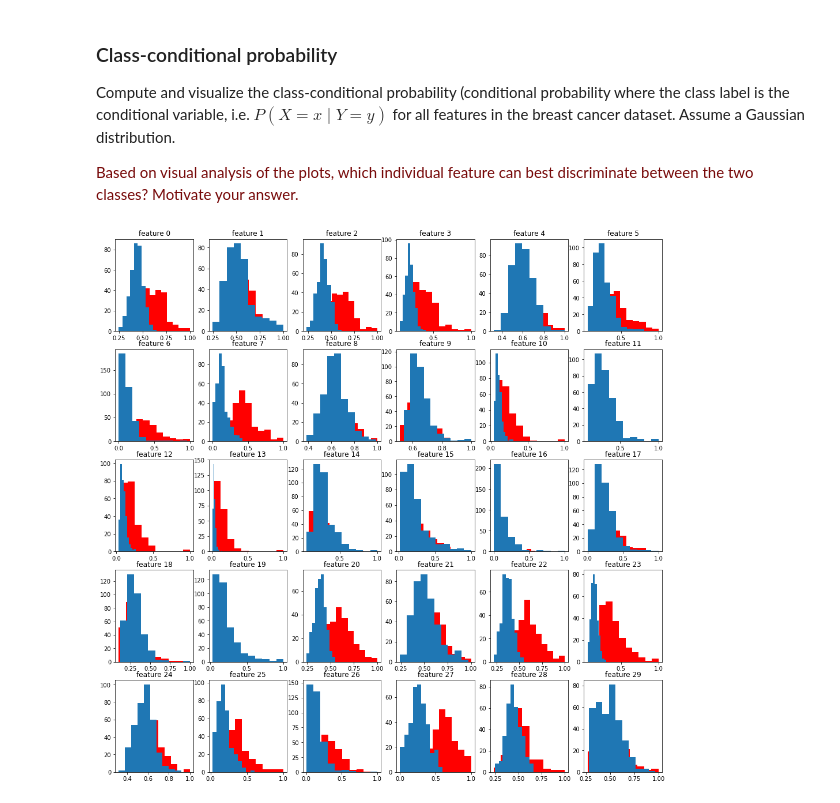
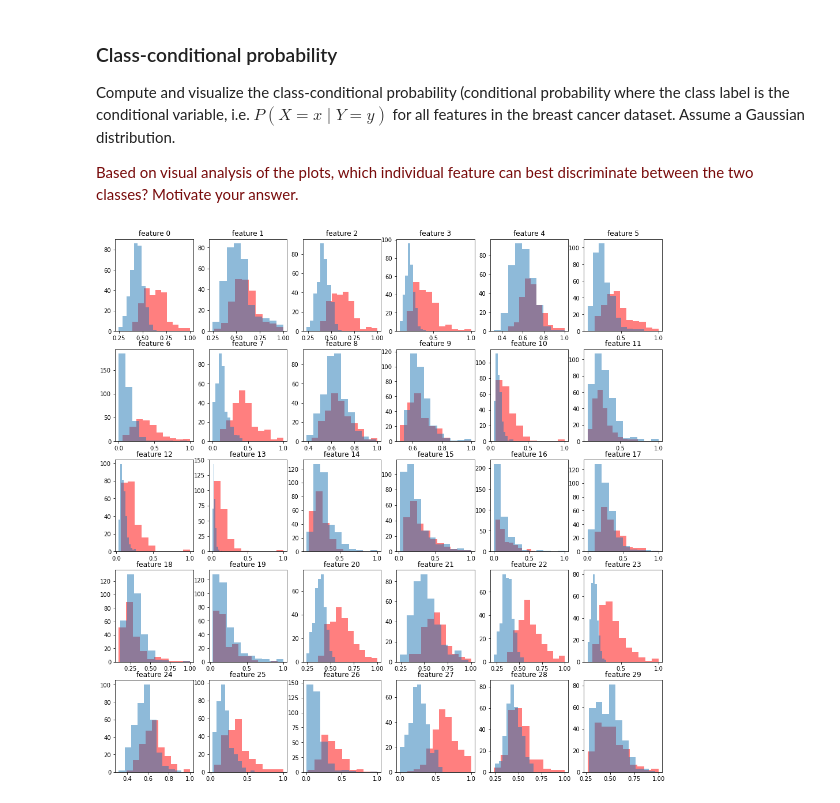
Before and after one commit to Djennifer/8dm50-machine-learning, a Jupyter notebook: practicals/week_1.ipynb, the cells around one changed output. Saved outputs shown, nothing was run; the diff lists cells and outputs as text; code cells hidden in the pictures.

Commit message:
Histogram bins transparancy

```diff
--- a/practicals/week_1.ipynb
+++ b/practicals/week_1.ipynb
@@ -304,33 +304,33 @@ for i, lab in enumerate(y):
     else:
         index_pos.append(i)
 
 x_neg = x[index_neg]
 x_pos = x[index_pos]
 
 mean_neg = []
 mean_pos = []
 std_neg = []
 std_pos = []
 
 for i in range(x.shape[1]):
     mean_neg.append(np.mean(x_neg[:, i]))
     mean_pos.append(np.mean(x_pos[:, i]))
     std_neg.append(np.std(x_neg[:, i]))
     std_pos.append(np.std(x_pos[:, i]))
 
 def calculate_probability(x, mean, stdev):
     exponent = exp(-((x-mean)**2 / (2 * stdev**2 )))
     return (1 / (sqrt(2 * pi) * stdev)) * exponent
 
 fig, ax = plt.subplots(5,6, figsize=(17,17))
 c = 0
 for j in range(5):
     for i in range(6):
-        ax[j, i].hist(x_neg[:, c], color = 'r')
-        ax[j, i].hist(x_pos[:, c])
+        ax[j, i].hist(x_neg[:, c], color = 'r',alpha = 0.5)
+        ax[j, i].hist(x_pos[:, c], alpha = 0.5)
         ax[j, i].set_title('feature ' + str(c))
         c += 1
 
 #Compute
 # %% [output]
-[figure, old version]
+[figure, new version]
```
